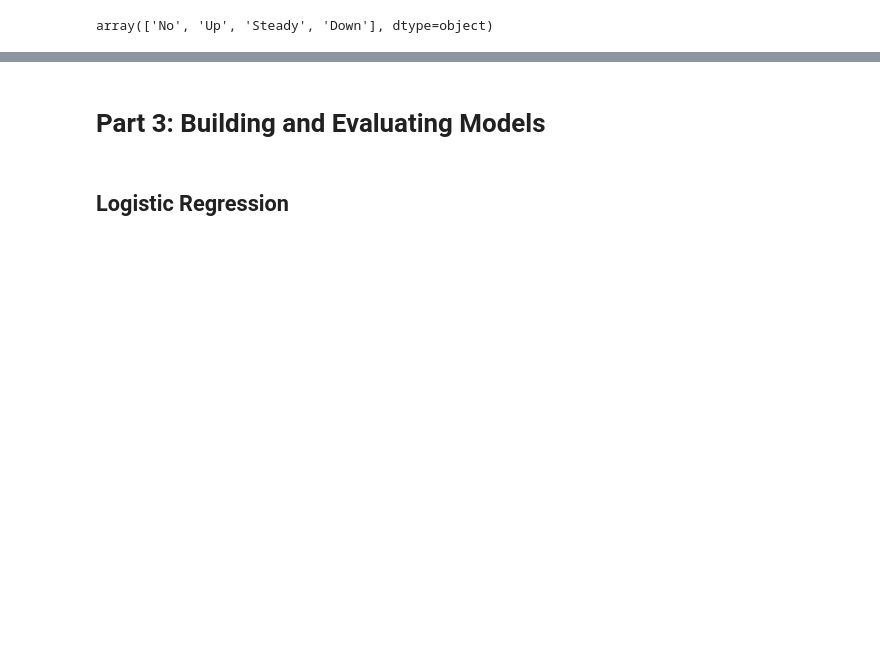
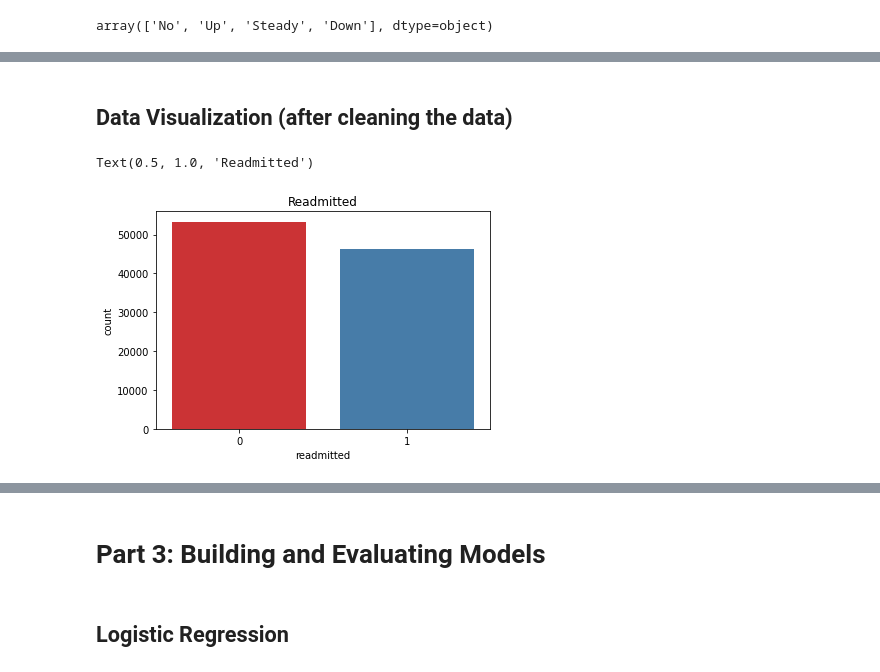
Before and after one commit to MelsonHeo00/Summer_MicroCredential, a Jupyter notebook: Mini_Project_4.ipynb, the cells around one changed output, grey strips where cells are left out. Cells and saved outputs as stored; diff of their text form; code cells hidden in the pictures; blank space fills up the shorter version.

```diff
--- a/Mini_Project_4.ipynb
+++ b/Mini_Project_4.ipynb
@@ -159,11 +143,10 @@ Name: readmitted, dtype: int64
 # %%
-# Dropping some of the drugs and diagnosis because it is not needed
-df = df.drop(['admission_source_id', 'diag_1', 'diag_2', 'diag_3',
-                  'max_glu_serum', 'metformin', 'repaglinide', 'nateglinide',
+# Dropping some of the data because I was not sure how to handle and clean the data
+df = df.drop(['diag_1', 'diag_2', 'diag_3',
+                  'metformin', 'repaglinide', 'nateglinide',
                   'chlorpropamide', 'glimepiride', 'acetohexamide', 'glipizide',
                   'glyburide', 'tolbutamide', 'pioglitazone', 'rosiglitazone',
                   'acarbose', 'miglitol', 'troglitazone', 'tolazamide',
                   'examide', 'citoglipton', 'glyburide-metformin',
                   'glipizide-metformin', 'glimepiride-pioglitazone',
-                  'metformin-rosiglitazone', 'metformin-pioglitazone',
-                  'diabetesMed'], axis=1)
+                  'metformin-rosiglitazone', 'metformin-pioglitazone'], axis=1)
@@ -242,2 +250,7 @@ array([[<matplotlib.axes._subplots.AxesSubplot object at 0x...>,
 # %% [markdown]
 ## Changing object to integer
+# %%
+df['max_glu_serum'] = df['max_glu_serum'].replace('>200', 1)
+df['max_glu_serum'] = df['max_glu_serum'].replace('>300', 1)
+df['max_glu_serum'] = df['max_glu_serum'].replace('Norm', 0)
+df['max_glu_serum'] = df['max_glu_serum'].replace('None', -99)
@@ -243,0 +292,8 @@ array([[<matplotlib.axes._subplots.AxesSubplot object at 0x...>,
+# %%
+# Replacing all of the objects with integers
+df['readmitted'] = df['readmitted'].replace(['NO'], 0)
+df['readmitted'] = df['readmitted'].replace(['>30'], 1)
+df['readmitted'] = df['readmitted'].replace(['<30'], 1)
+
+# Confirming if the column was converted to integer
+df.info()
@@ -424,0 +515,7 @@ memory usage: 16.5 MB
+# %% [markdown]
+## Data Visualization (after cleaning the data)
+# %%
+sns.countplot(df['readmitted'], palette = "Set1").set_title('Readmitted')
+# %% [output]
+Text(0.5, 1.0, 'Readmitted')
+[figure, added]
```
Also changed, not shown: parts of 75 cells of this notebook.
